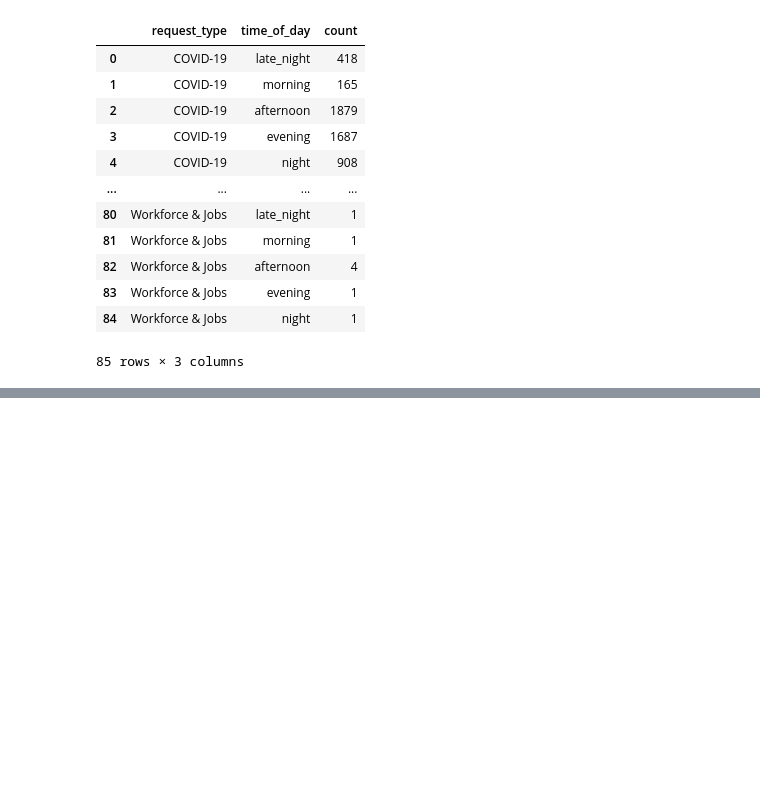
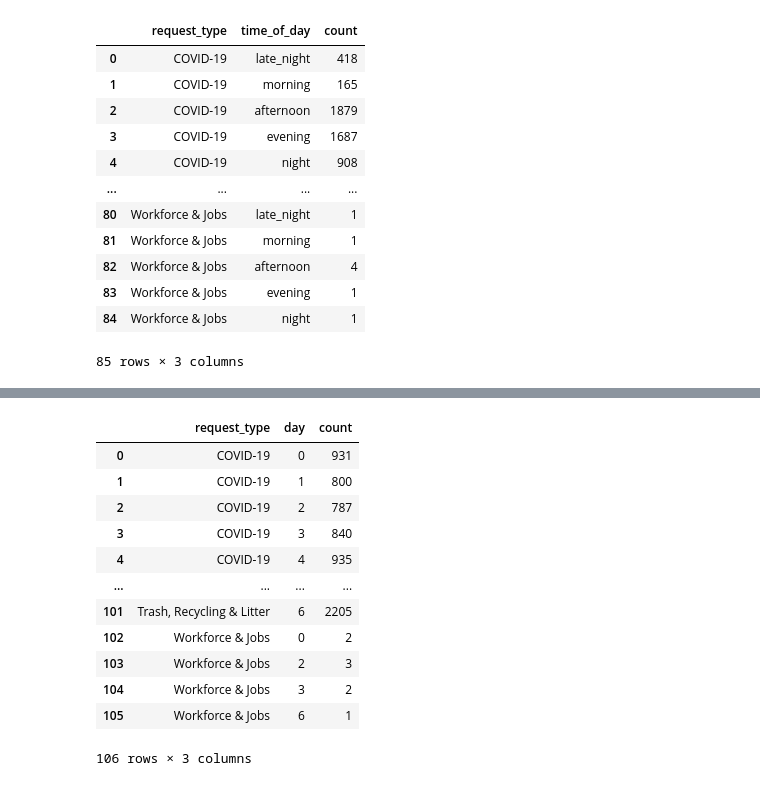
Before and after one commit to AmandaPartlow/hubNashville, a Jupyter notebook: notebooks/HubNashville_Call_Times.ipynb, the cells around one changed output, grey strips where cells are left out. Saved outputs shown, nothing was run; the diff lists cells and outputs as text; code cells hidden in the pictures; blank space fills up the shorter version.

```diff
--- a/notebooks/HubNashville_Call_Times.ipynb
+++ b/notebooks/HubNashville_Call_Times.ipynb
@@ -177,0 +242,3 @@ request_times.reset_index()
+# %%
+request_by_weekday = hub_nash[['request_type', 'day']].reset_index(drop=True)
+request_by_weekday.head()
@@ -177,0 +252,22 @@ request_times.reset_index()
+# %%
+request_weekdays = request_by_weekday.groupby(['request_type', 'day'])['day'].count()
+# %%
+request_weekdays = request_weekdays.to_frame()
+# %%
+request_weekdays.columns = ['count']
+# %%
+request_weekdays.reset_index()
+# %% [output]
+|  | request_type | day | count |
+| 0 | COVID-19 | 0 | 931 |
+| 1 | COVID-19 | 1 | 800 |
+| 2 | COVID-19 | 2 | 787 |
+| 3 | COVID-19 | 3 | 840 |
+| 4 | COVID-19 | 4 | 935 |
+| ... | ... | ... | ... |
+| 101 | Trash, Recycling & Litter | 6 | 2205 |
+| 102 | Workforce & Jobs | 0 | 2 |
+| 103 | Workforce & Jobs | 2 | 3 |
+| 104 | Workforce & Jobs | 3 | 2 |
+| 105 | Workforce & Jobs | 6 | 1 |
+106 rows × 3 columns
```
Also changed, not shown: parts of 12 cells of this notebook.
